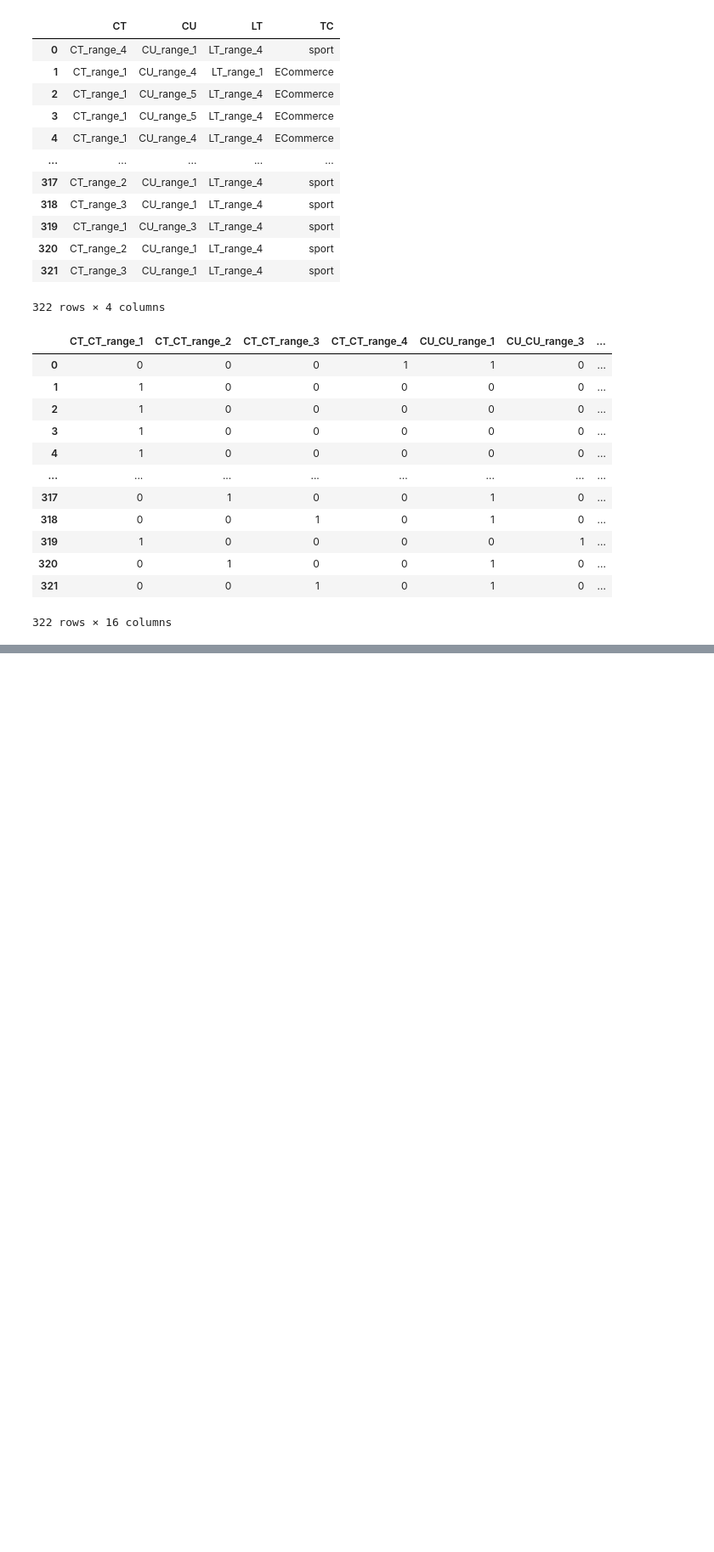
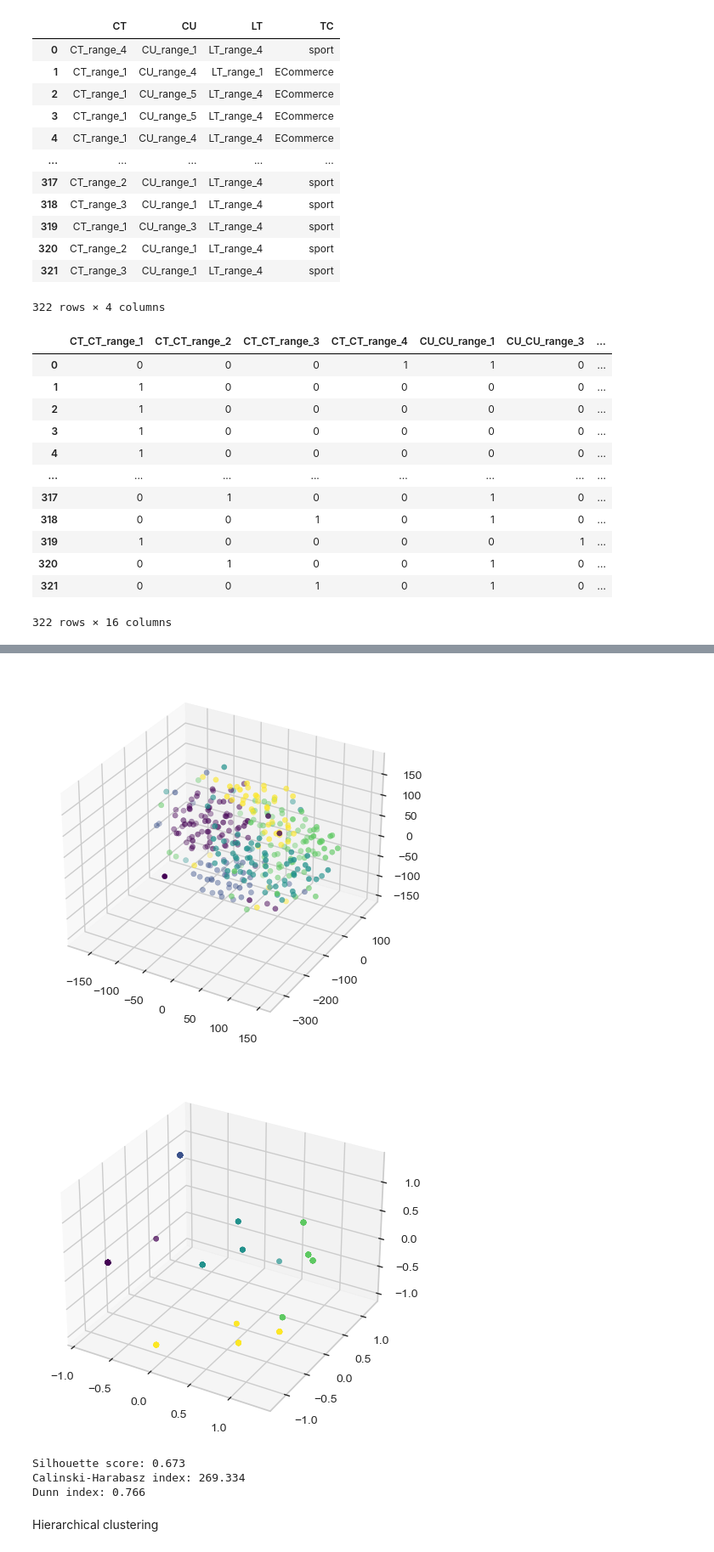
Before and after one commit to TommasoCapacci/DQ_Project_Clustering_2022, a Jupyter notebook: code/users.ipynb, the cells around one changed output, grey strips where cells are left out. Shown at 85% size. Cells and saved outputs as stored; diff of their text form; code cells hidden in the pictures; blank space fills up the shorter version.

```diff
--- a/code/users.ipynb
+++ b/code/users.ipynb
@@ -68,0 +131,39 @@ ModuleNotFoundError: No module named 'yellowbrick'
+# %%
+# Visualize the clusters using t-SNE
+tsne = TSNE(n_components=3)
+X_tsne = tsne.fit_transform(df_onehot)
+fig = plt.figure()
+ax = fig.add_subplot(111, projection='3d')
+ax.scatter(X_tsne[:, 0], X_tsne[:, 1], X_tsne[:, 2], c=clusters, cmap='viridis')
+plt.show()
+
+# Visualize the clusters using PCA
+pca = PCA(n_components=3)
+X_pca = pca.fit_transform(df_onehot)
+fig = plt.figure()
+ax = fig.add_subplot(111, projection='3d')
+ax.scatter(X_pca[:, 0], X_pca[:, 1], X_pca[:, 2], c=clusters, cmap='viridis')
+plt.show()
+# %% [output]
+[figure, added]
+[figure, added]
+# %%
+from sklearn.metrics import silhouette_score, calinski_harabasz_score, davies_bouldin_score
+
+# Compute the silhouette score
+silhouette = silhouette_score(df_onehot, clusters)
+print("Silhouette score: {:.3f}".format(silhouette))
+
+# Compute the Calinski-Harabasz index
+calinski = calinski_harabasz_score(df_onehot, clusters)
+print("Calinski-Harabasz index: {:.3f}".format(calinski))
+
+# Compute the Dunn index
+dunn = davies_bouldin_score(df_onehot, clusters)
+print("Dunn index: {:.3f}".format(dunn))
+# %% [output]
+Silhouette score: 0.673
+Calinski-Harabasz index: 269.334
+Dunn index: 0.766
+# %% [markdown]
+Hierarchical clustering
```
Also changed, not shown: parts of 6 cells of this notebook.
